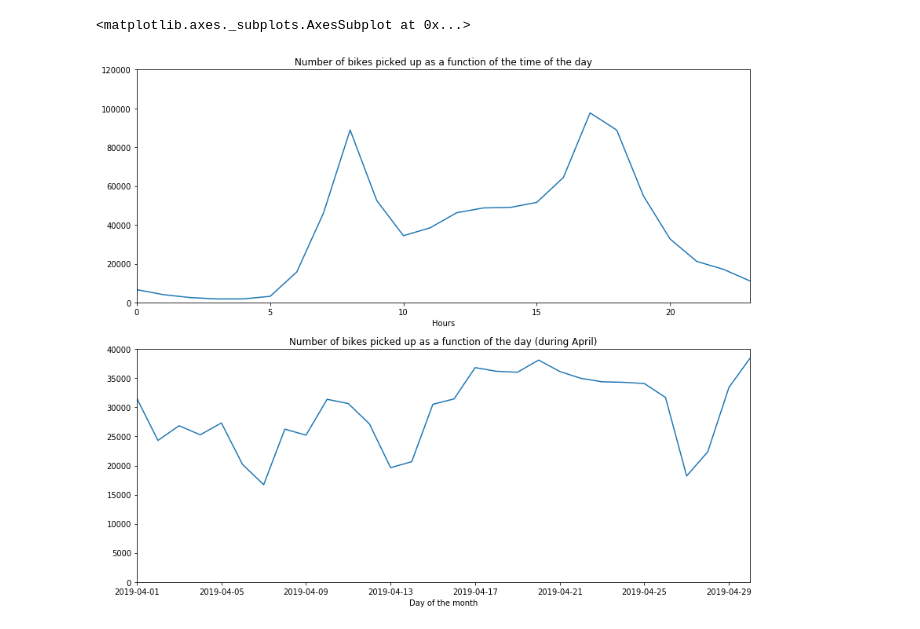
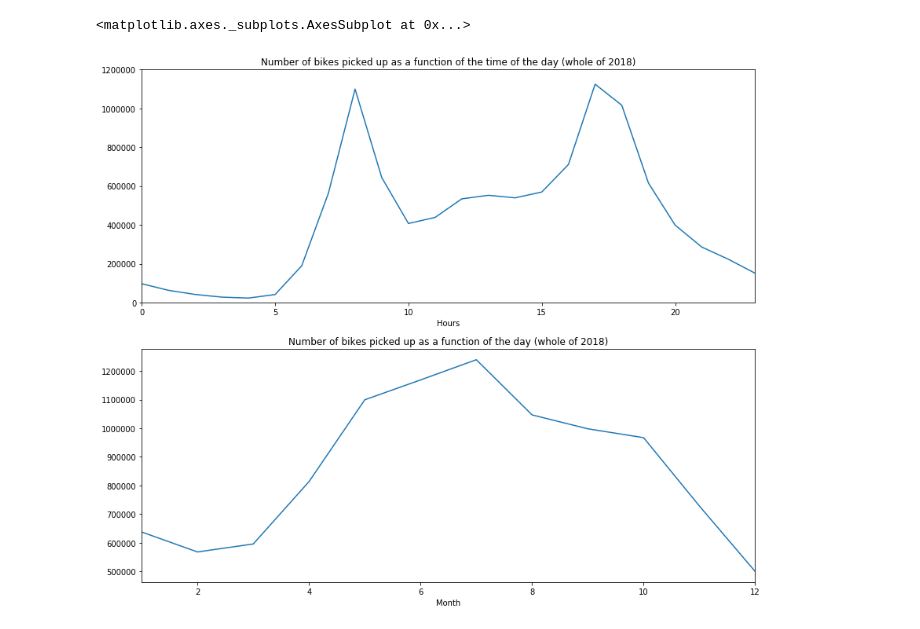
Before and after one commit to GeoffroyS/London-bikes-analysis, a Jupyter notebook: bikes_analysis.ipynb, the cells around one changed output. Saved outputs shown, nothing was run; the diff lists cells and outputs as text; code cells hidden in the pictures.

```diff
--- a/bikes_analysis.ipynb
+++ b/bikes_analysis.ipynb
@@ -54,3 +47,17 @@ print(april_bikes_df.shape)
 # %%
-april_bikes_df['start_date'] = pd.to_datetime(april_bikes_df['start_date'], format = '%d/%m/%Y %H:%M')
-april_bikes_df['end_date'] = pd.to_datetime(april_bikes_df['end_date'], format = '%d/%m/%Y %H:%M')
+bikes_df.columns = ['bike_id',
+                    'duration',
+                    'end_date',
+                    'endstation_id',
+                    'endstation_name',
+                    'rental_id',
+                    'start_date',
+                    'startstation_id',
+                    'startstation_name']
+
+bikes_df['start_date'] = pd.to_datetime(bikes_df['start_date'], format = '%d/%m/%Y %H:%M')
+bikes_df['end_date'] = pd.to_datetime(bikes_df['end_date'], format = '%d/%m/%Y %H:%M')
+bikes_df = bikes_df.drop(bikes_df[bikes_df.start_date.dt.year != 2018].index)
+
+print(bikes_df.shape)
+print(bikes_df.head(3))
@@ -57,17 +80,17 @@ april_bikes_df['end_date'] = pd.to_datetime(april_bikes_df['end_date'], format =
 # %%
 fig, (ax1, ax2) = plt.subplots(nrows=2, figsize=(14,12))
 
-ax1.set_ylim(0,120000)
-ax1.set_title('Number of bikes picked up as a function of the time of the day', fontsize=12)
+ax1.set_ylim(0,1200000)
+ax1.set_title('Number of bikes picked up as a function of the time of the day (whole of 2018)', fontsize=12)
 
-ax2.set_ylim(0,40000)
-ax2.set_title('Number of bikes picked up as a function of the day (during April)', fontsize=12)
+#ax2.set_ylim(0,40000)
+ax2.set_title('Number of bikes picked up as a function of the day (whole of 2018)', fontsize=12)
 
-april_bikes_df.groupby(april_bikes_df['start_date'].rename('Hours').dt.hour).size().plot(ax=ax1)
-april_bikes_df.groupby(april_bikes_df['start_date'].rename('Day of the month').dt.date).size().plot(ax=ax2)
+bikes_df.groupby(bikes_df['start_date'].rename('Hours').dt.hour).size().plot(ax=ax1)
+bikes_df.groupby(bikes_df['start_date'].rename('Month').dt.month).size().plot(ax=ax2)
 # %% [output]
 <matplotlib.axes._subplots.AxesSubplot at 0x...>
-[figure, old version]
+[figure, new version]
 # %%
 fig, (ax1, ax2) = plt.subplots(nrows=2, figsize=(14,14))
 
```
Also changed, not shown: parts of 7 cells of this notebook.
